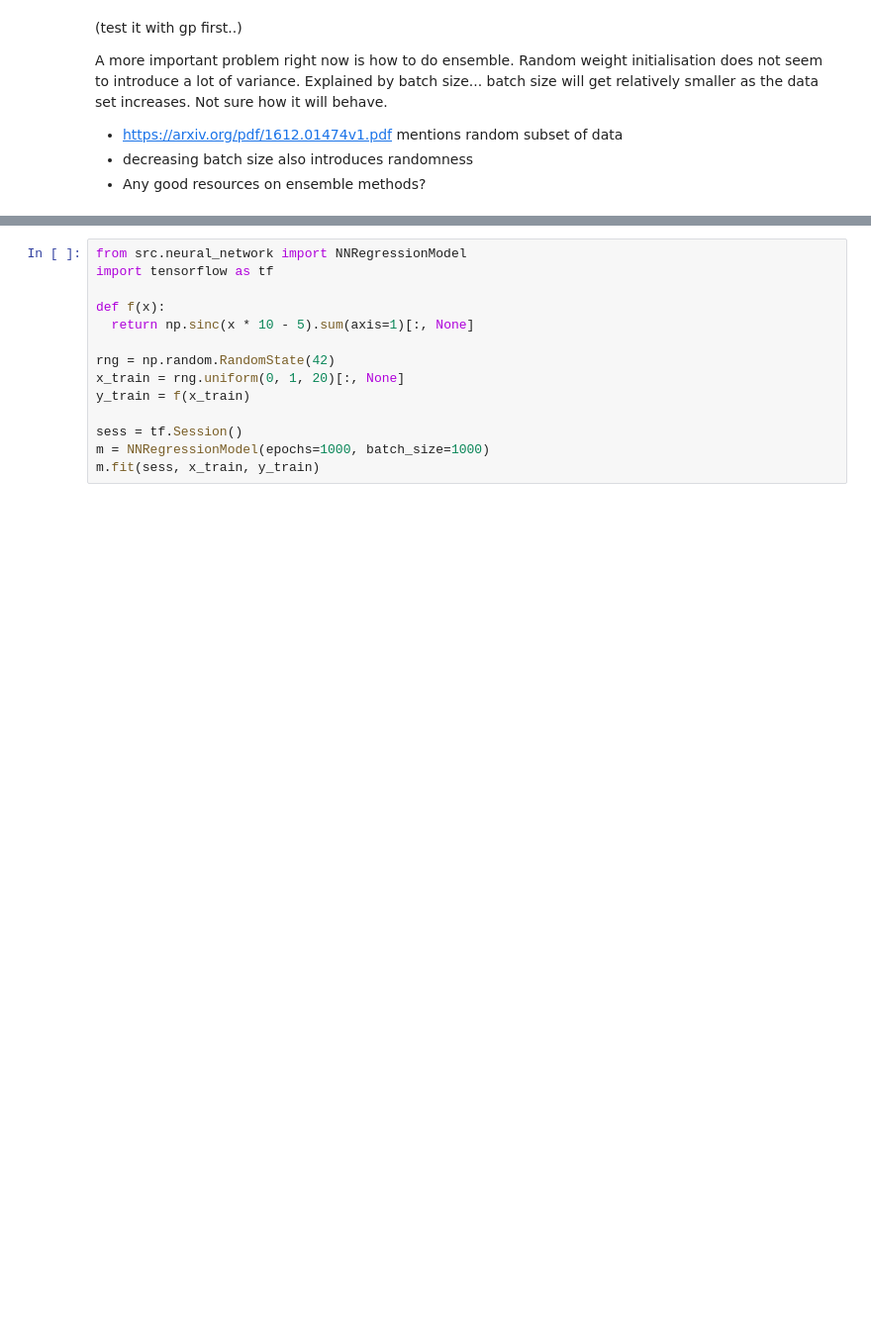
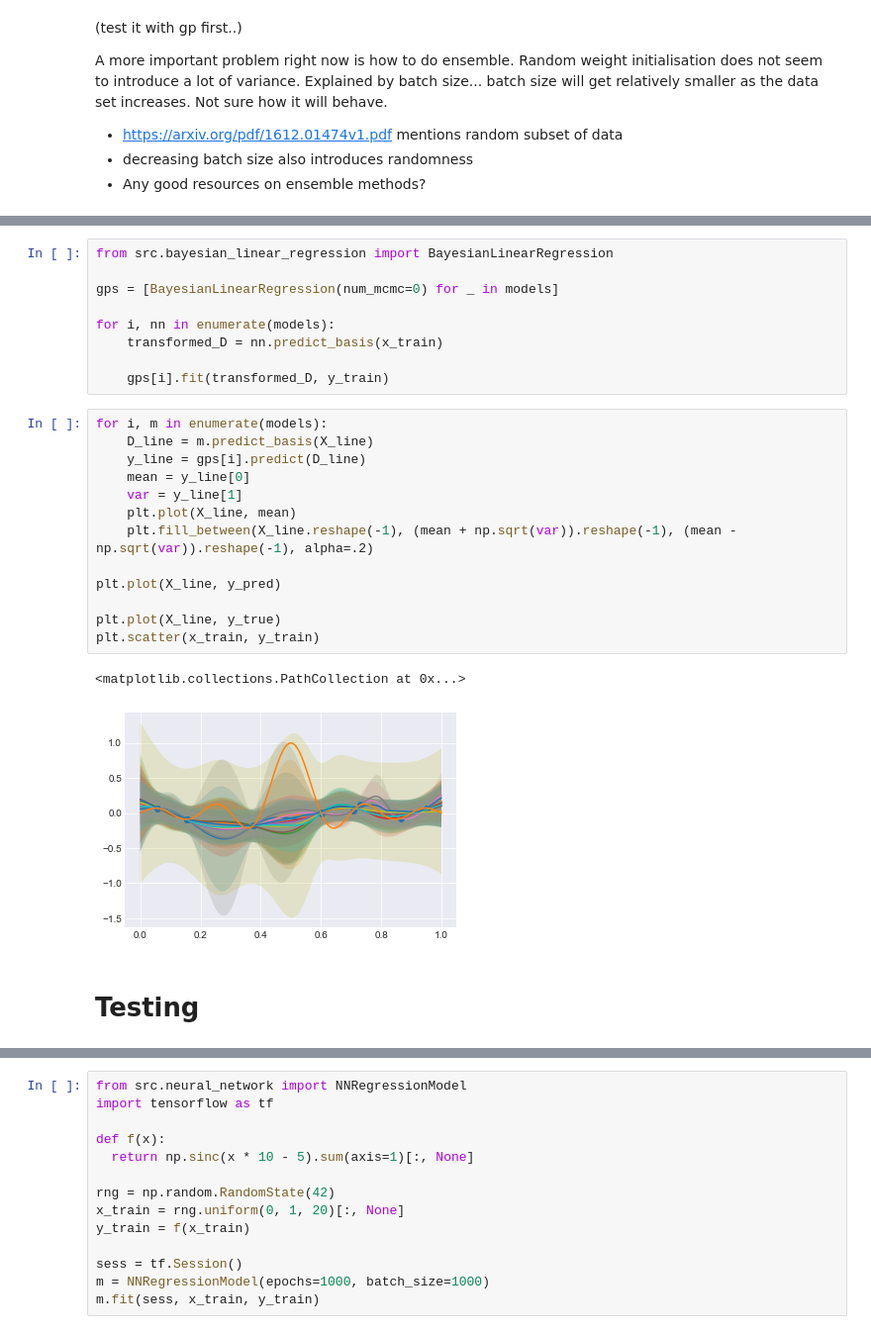
Before and after one commit to tmpethick/ensembled-dngo, a Jupyter notebook: Untitled.ipynb, the cells around one changed output, grey strips where cells are left out. Shown: that part at 99% size. Cells and saved outputs as stored; diff of their text form; blank space fills up the shorter version.

```diff
--- a/Untitled.ipynb
+++ b/Untitled.ipynb
@@ -133,0 +78,27 @@ plt.scatter(x_train, y_train)
+# %%
+from src.bayesian_linear_regression import BayesianLinearRegression
+
+gps = [BayesianLinearRegression(num_mcmc=0) for _ in models]
+
+for i, nn in enumerate(models):
+    transformed_D = nn.predict_basis(x_train)
+
+    gps[i].fit(transformed_D, y_train)
+# %%
+for i, m in enumerate(models):
+    D_line = m.predict_basis(X_line)
+    y_line = gps[i].predict(D_line)
+    mean = y_line[0]
+    var = y_line[1]
+    plt.plot(X_line, mean)
+    plt.fill_between(X_line.reshape(-1), (mean + np.sqrt(var)).reshape(-1), (mean - np.sqrt(var)).reshape(-1), alpha=.2)
+
+plt.plot(X_line, y_pred)
+
+plt.plot(X_line, y_true)
+plt.scatter(x_train, y_train)
+# %% [output]
+<matplotlib.collections.PathCollection at 0x...>
+[figure, added]
+# %% [markdown]
+# Testing
```
Also changed, not shown: parts of 8 cells of this notebook, 12 other files.
